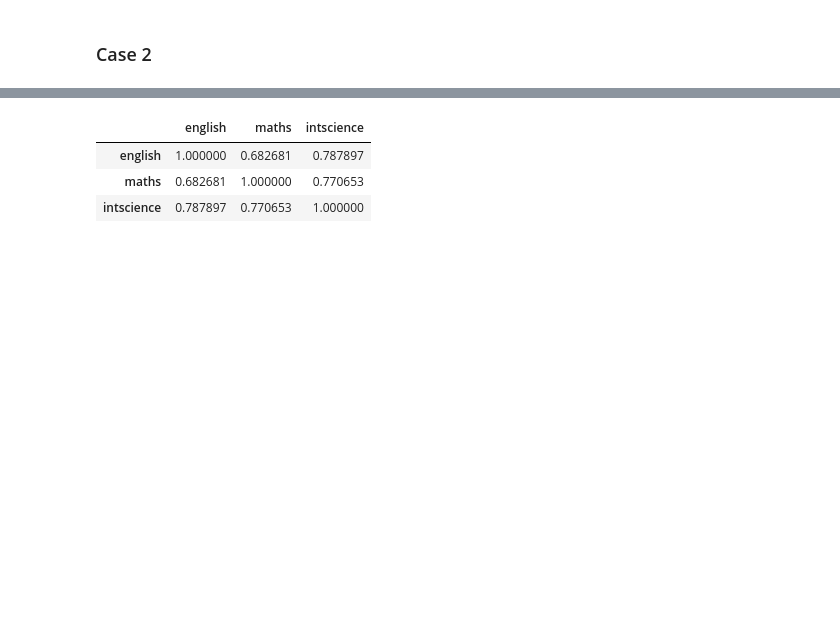
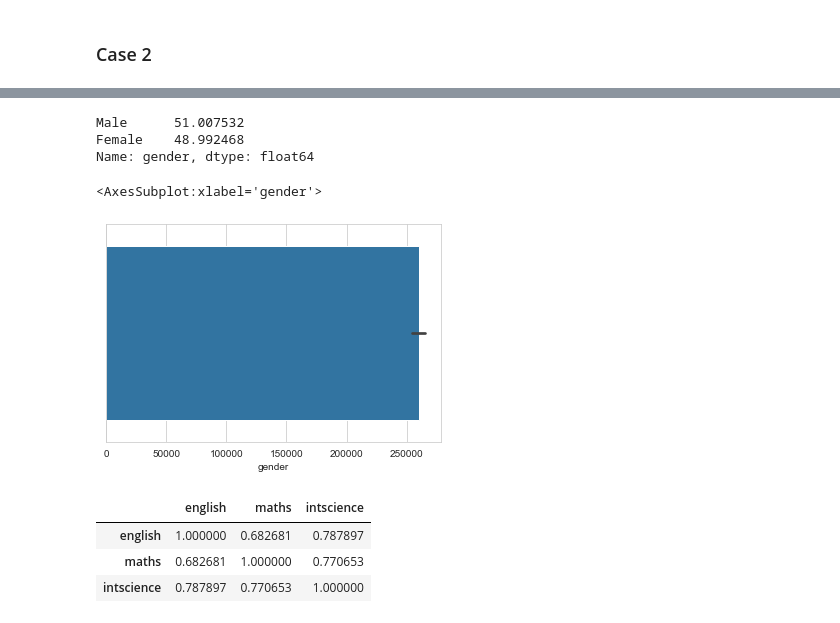
Before and after one commit to geshun/gh-bece-placement, a Jupyter notebook: bece-placement.ipynb, the cells around one changed output, grey strips where cells are left out. Saved outputs shown, nothing was run; the diff lists cells and outputs as text; code cells hidden in the pictures; blank space fills up the shorter version.

```diff
--- a/bece-placement.ipynb
+++ b/bece-placement.ipynb
@@ -47,3 +38,16 @@ df.isnull().sum()
+# %%
+df['gender'].value_counts(normalize=True) * 100
+# %% [output]
+Male      51.007532
+Female    48.992468
+Name: gender, dtype: float64
+# %%
+sns.set_style("whitegrid")
+gender = df['gender'].value_counts()
+sns.barplot(gender.index, gender.values)
+# %% [output]
+<AxesSubplot:xlabel='gender'>
+[figure, added]
 # %%
 df[["english", "maths", "intscience"]].dropna().corr()
 # %% [output]
```
Also changed, not shown: parts of 6 cells of this notebook.
